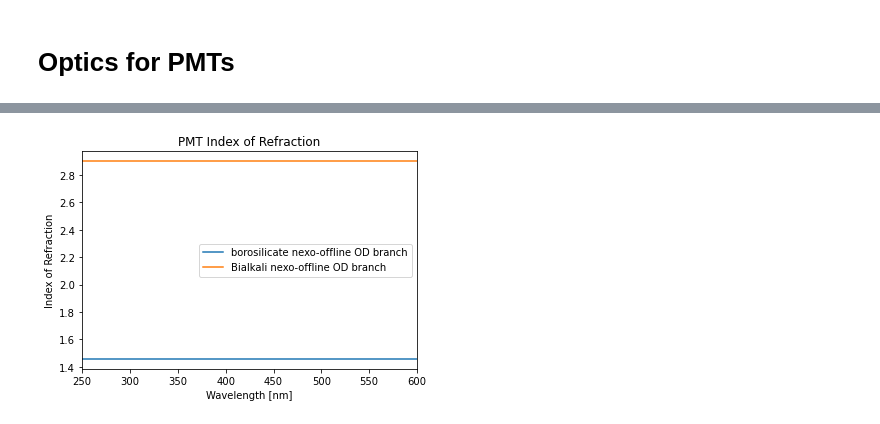
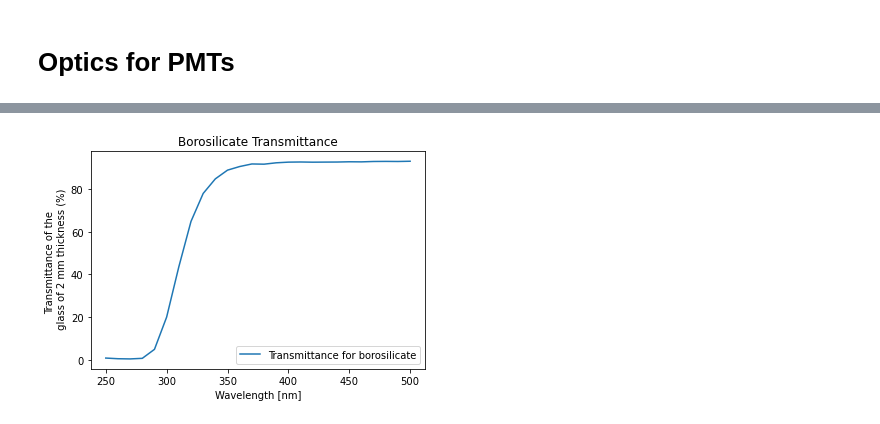
Before and after one commit to eklem1/OD_work, a Jupyter notebook: OpticsGraphs.ipynb, the cells around one changed output, grey strips where cells are left out. Drawn from its saved outputs; the diff is of its cells as text; code cells hidden in the pictures.

```diff
--- a/OpticsGraphs.ipynb
+++ b/OpticsGraphs.ipynb
@@ -150,6 +192,9 @@ pyrexEnergies = np.array([1.55*eV, 1.61*eV, 2.07*eV, 2.48*eV, 15.5*eV])
 pyrexRindex = np.array([1.458, 1.458, 1.458, 1.458, 1.458])
 pyrexAbsorption = np.array([0.1E-3*mm, 0.5E3*mm, 1.0E3*mm, 2.0E3*mm, 1.0E3*mm]);
 
+#from Hamamatsu
+pyrexTransmittance = np.genfromtxt('Optics/TransmittanceDAYA_BAY.csv', delimiter = ',', skip_header=1).T
+
 """
 Define Bialkali optical properties for PMT photocathode - Data from Daya Bay collaboration sims
 """
@@ -175,14 +220,27 @@ plt.show()
 # %%
-plt.plot(eVtoWavelength(pyrexEnergies), pyrexRindex, label="borosilicate nexo-offline OD branch")
-plt.plot(eVtoWavelength(BialkaliEnergy), BialkaliRefractiveIndex, label="Bialkali nexo-offline OD branch")
+#really just constant
+# plt.plot(eVtoWavelength(pyrexEnergies), pyrexRindex, label="borosilicate nexo-offline OD branch")
+# # plt.plot(eVtoWavelength(BialkaliEnergy), BialkaliRefractiveIndex, label="Bialkali nexo-offline OD branch")
 
+# plt.xlabel("Wavelength [nm]")
+# plt.ylabel("Index of Refraction")
+# plt.title("PMT Index of Refraction")
 
-plt.xlabel("Wavelength [nm]")
-plt.ylabel("Index of Refraction")
-plt.title("PMT Index of Refraction")
-
-plt.xlim(250, 600)
-plt.legend()
-plt.show()
+# # plt.xlim(250, 600)
+# plt.legend()
+# plt.show()
-# %% [output]
-[figure, removed]
+# %%
+
+plt.plot(pyrexTransmittance[0], pyrexTransmittance[1], label="Transmittance for borosilicate")
+
+plt.xlabel("Wavelength [nm]")
+plt.ylabel("Transmittance of the \n glass of 2 mm thickness (%)")
+plt.title("Borosilicate Transmittance")
+
+# plt.xlim(250, 550)
+# plt.ylim(0, 400)
+
+plt.legend()
+plt.show()
+# %% [output]
+[figure, added]
```
Also changed, not shown: parts of 6 cells of this notebook, 5 other files.
